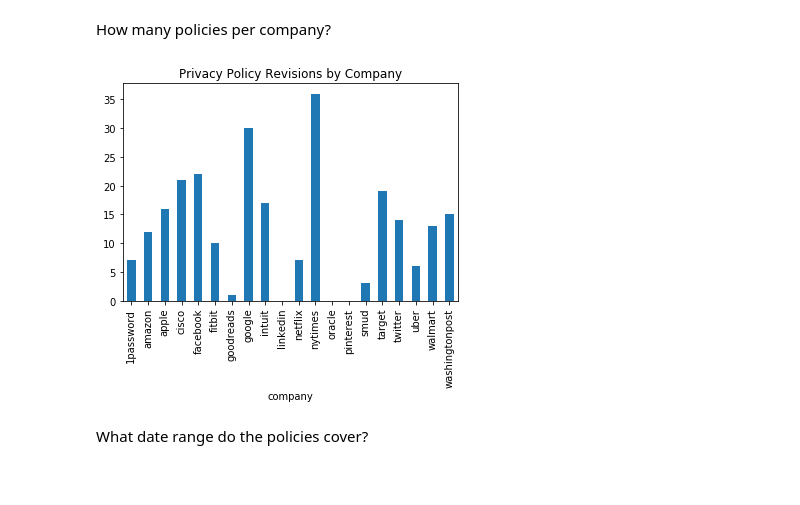
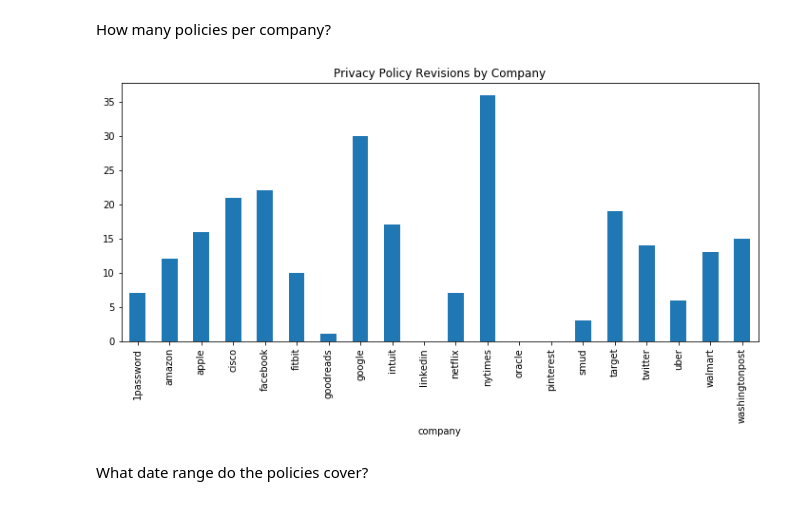
Before and after one commit to workmanjack/privacy-policies-through-time, a Jupyter notebook: notebooks/privacy-policies-through-time.ipynb, the cells around one changed output. Saved outputs shown, nothing was run; the diff lists cells and outputs as text; code cells hidden in the pictures.

```diff
--- a/notebooks/privacy-policies-through-time.ipynb
+++ b/notebooks/privacy-policies-through-time.ipynb
@@ -96,9 +101,9 @@ Count of policies (number of rows in the dataset): 249
 How many policies per company?
 # %%
 grouped = df.groupby('company').policy_path.count()
-_ = grouped.plot.bar(title='Privacy Policy Revisions by Company')
+_ = grouped.plot.bar(title='Privacy Policy Revisions by Company', figsize=(12, 5))
 # %% [output]
-[figure, old version]
+[figure, new version]
 # %% [markdown]
 What date range do the policies cover?
 # %%
```
Also changed, not shown: parts of 7 cells of this notebook, 29 other files.
